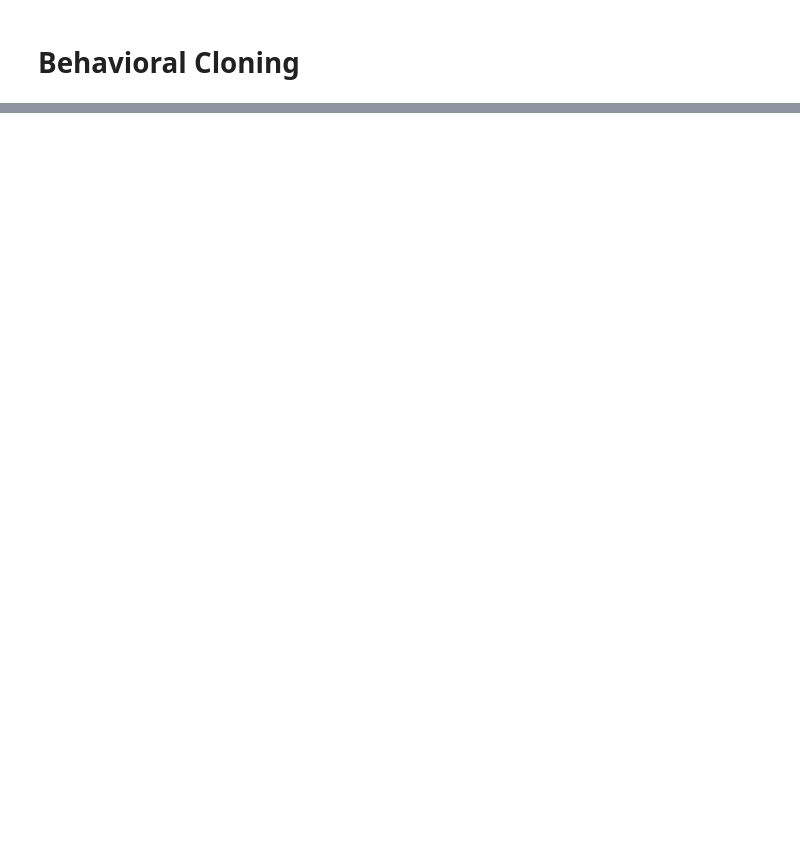
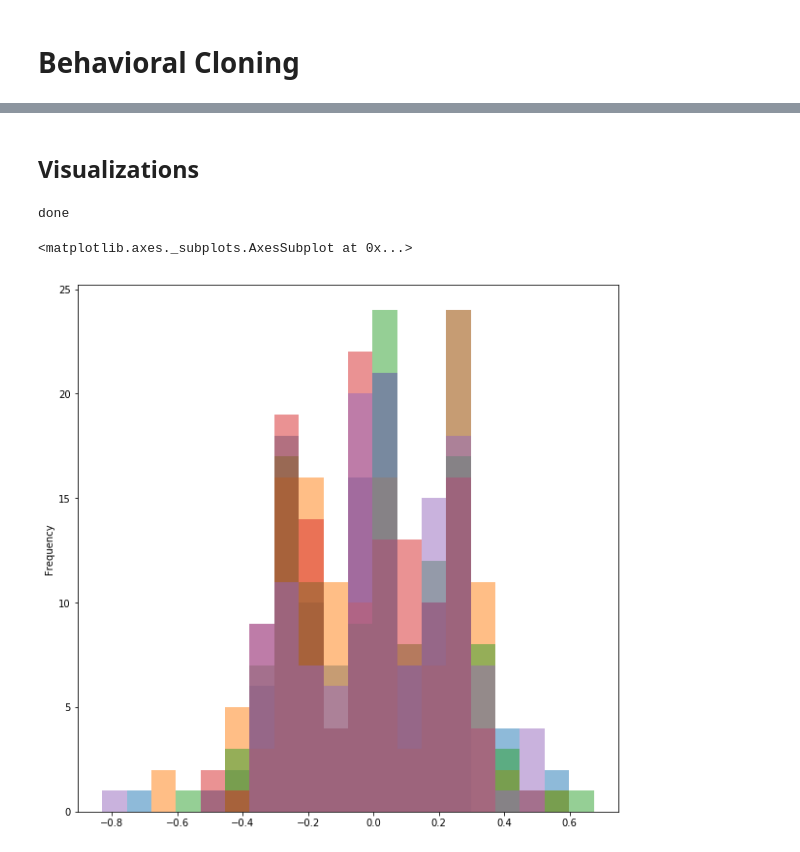
Before and after one commit to dzorlu/sdc, a Jupyter notebook: behavioral_cloning/Behavioral Cloning.ipynb, the cells around one changed output, grey strips where cells are left out. Saved outputs shown, nothing was run; the diff lists cells and outputs as text; code cells hidden in the pictures; blank space fills up the shorter version.

```diff
--- a/behavioral_cloning/Behavioral Cloning.ipynb
+++ b/behavioral_cloning/Behavioral Cloning.ipynb
@@ -66,0 +139,31 @@ driving_log.head()
+# %%
+from data_generator.image import ImageDataGenerator
+input_shape, output_shape = (160, 320, 3) , (32, 128, 3)
+batch_size = 128
+# %% [markdown]
+## Visualizations
+# %%
+# investigate target distribution
+gen = ImageDataGenerator(target_map = target_map,
+                         root_path = _dir,
+                         input_shape = input_shape,
+                         output_shape = output_shape,
+                         batch_size = batch_size)
+# Generate some data
+i = 0
+X, y = [], []
+while i < 5:
+    i += 1
+    _x, _y = next(gen)
+    X.append(_x)
+    y.append(_y)
+print("done")
+
+# Visualize the distribution of simulated training targets for couple of batches of training data
+df = pd.DataFrame(y).T
+f = plt.figure(figsize=(10, 10))
+df.plot.hist(alpha=0.5, bins=20, legend=False, ax=f.gca())
+# %% [output]
+done
+<matplotlib.axes._subplots.AxesSubplot at 0x...>
+[figure, added]
```
Also changed, not shown: parts of 21 cells of this notebook, 1 other file.
